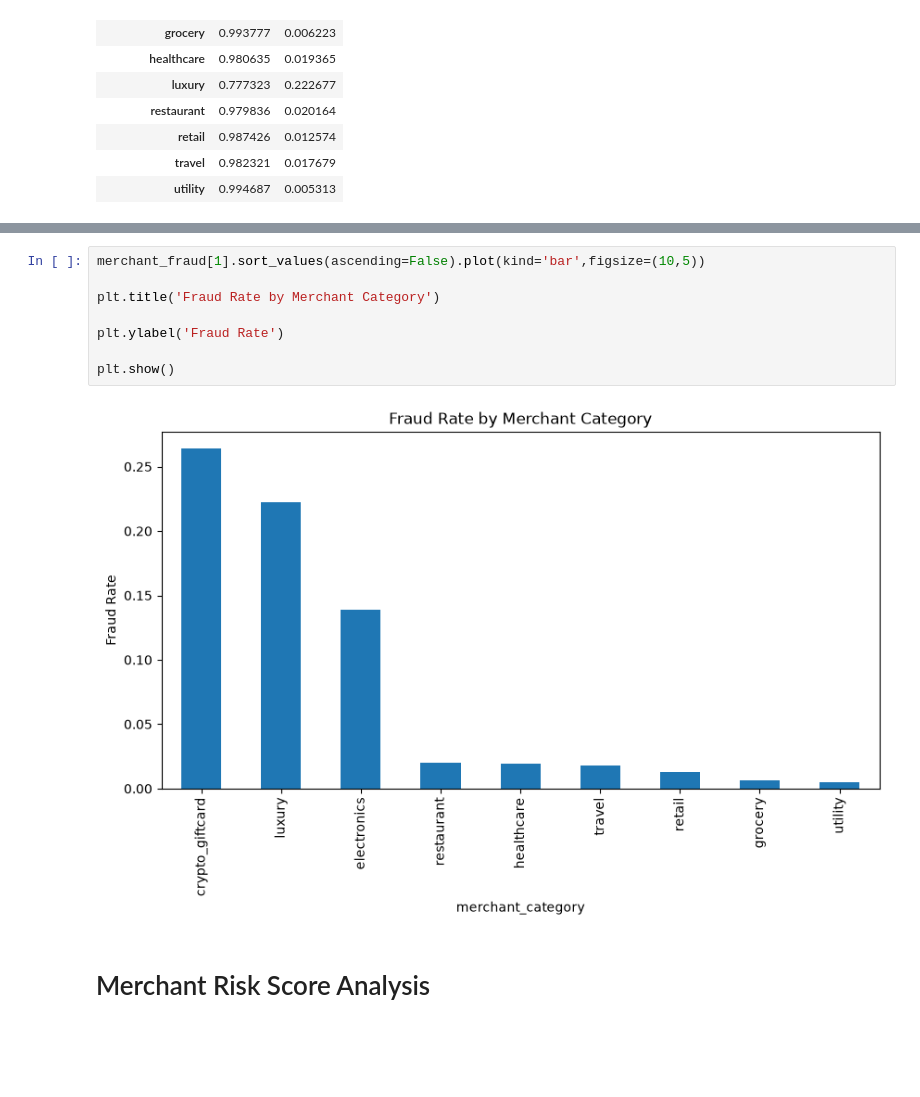
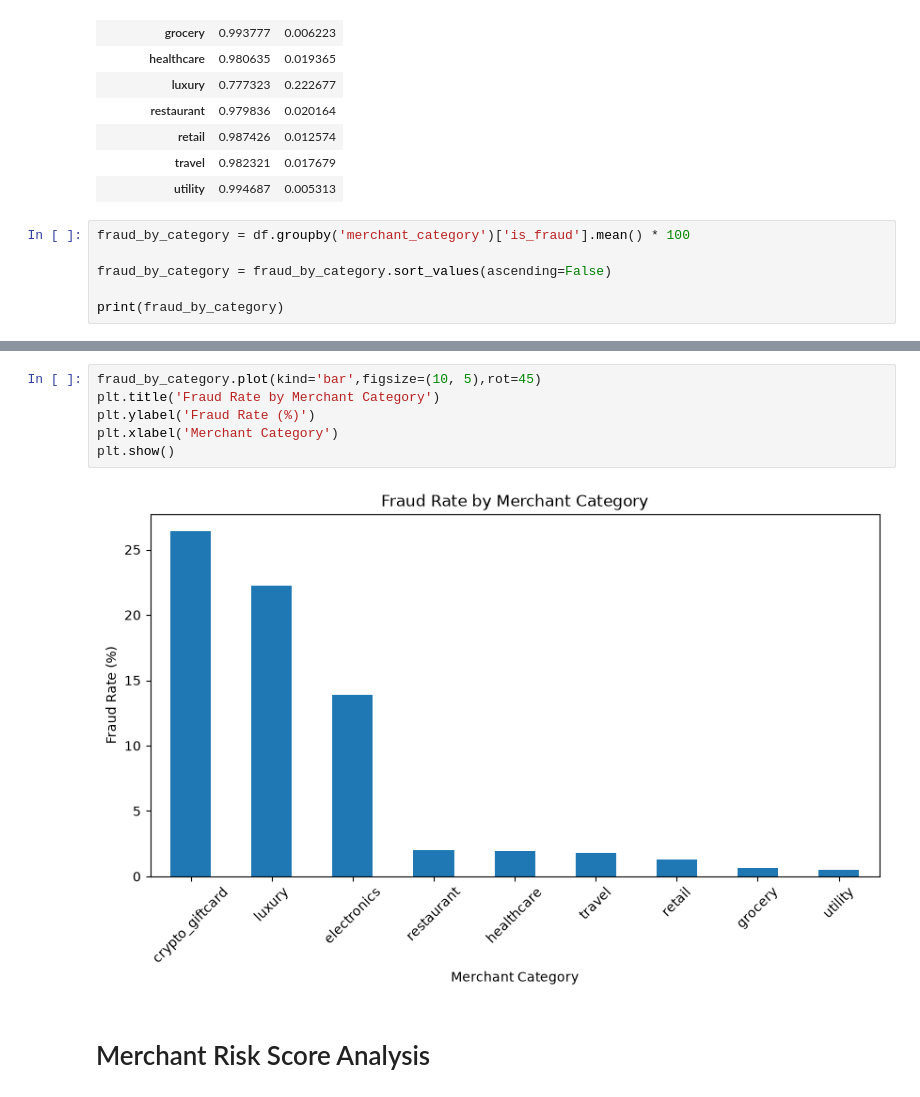
Before and after one commit to sba25078/Sba25078-Capstone-Project-for-Strategic-Thinking--2026, a Jupyter notebook: CA2 EDA and Data Preparation.ipynb, the cells around one changed output, grey strips where cells are left out. Saved outputs shown, nothing was run; the diff lists cells and outputs as text; blank space fills up the shorter version.

```diff
--- a/CA2 EDA and Data Preparation.ipynb
+++ b/CA2 EDA and Data Preparation.ipynb
@@ -407,3 +407,9 @@ merchant_fraud
 | retail | 0.987426 | 0.012574 |
 | travel | 0.982321 | 0.017679 |
 | utility | 0.994687 | 0.005313 |
+# %%
+fraud_by_category = df.groupby('merchant_category')['is_fraud'].mean() * 100
+
+fraud_by_category = fraud_by_category.sort_values(ascending=False)
+
+print(fraud_by_category)
@@ -410,13 +428,11 @@ merchant_fraud
 # %%
-merchant_fraud[1].sort_values(ascending=False).plot(kind='bar',figsize=(10,5))
-
+fraud_by_category.plot(kind='bar',figsize=(10, 5),rot=45)
 plt.title('Fraud Rate by Merchant Category')
-
-plt.ylabel('Fraud Rate')
-
+plt.ylabel('Fraud Rate (%)')
+plt.xlabel('Merchant Category')
 plt.show()
 # %% [output]
-[figure, old version]
+[figure, new version]
 # %% [markdown]
 # Merchant Risk Score Analysis
 # %%
```
Also changed, not shown: parts of 17 cells of this notebook.
